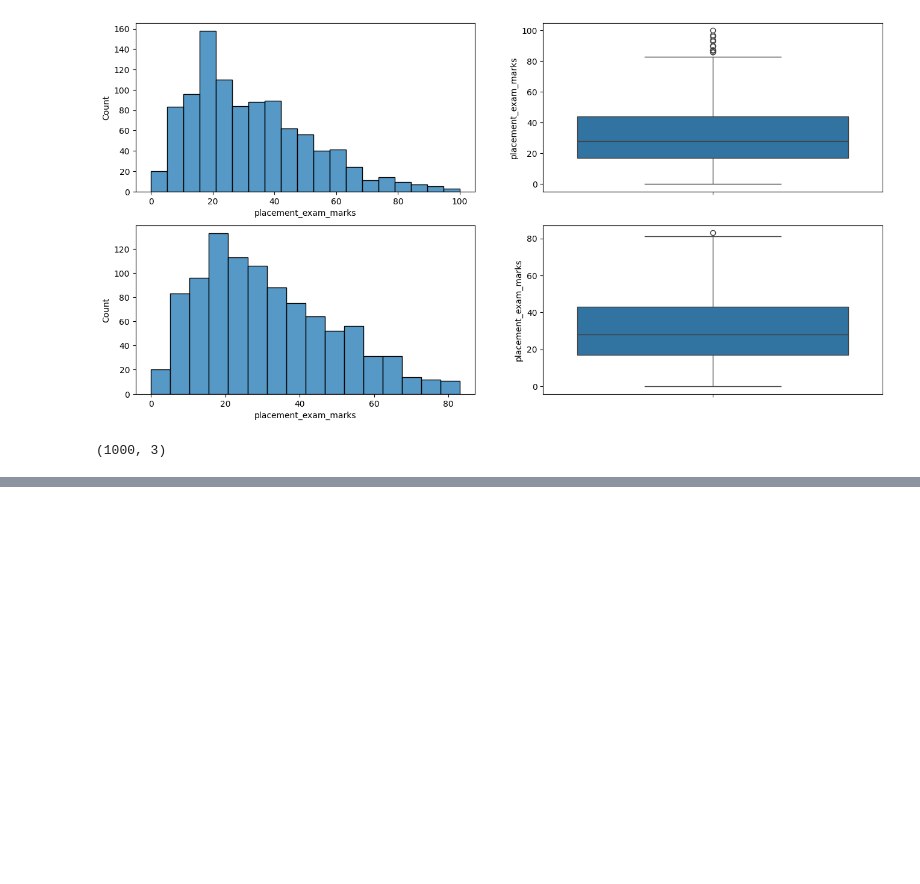
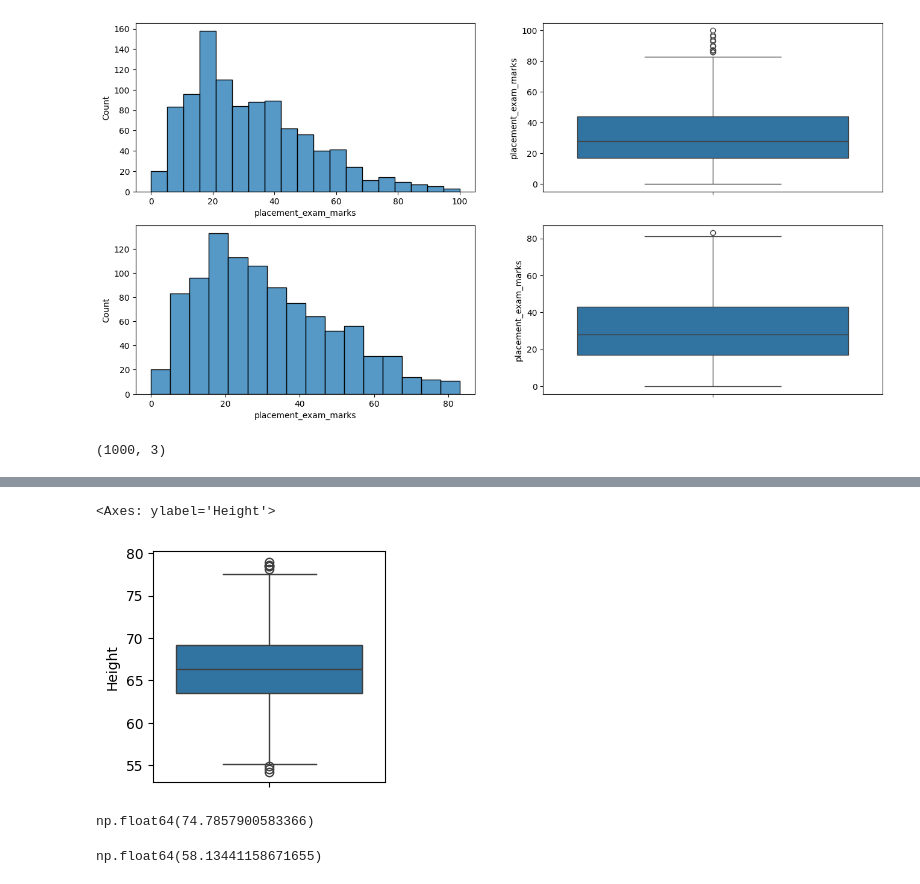
Before and after one commit to Mostafij-k/Feature_Engineering_Methods, a Jupyter notebook: Handling_Outlier.ipynb, the cells around one changed output, grey strips where cells are left out. Saved outputs shown, nothing was run; the diff lists cells and outputs as text; code cells hidden in the pictures; blank space fills up the shorter version.

Commit message:
Removal Outlier using Percentaile

```diff
--- a/Handling_Outlier.ipynb
+++ b/Handling_Outlier.ipynb
@@ -275,0 +291,3 @@ new_df_cap.shape
+# %%
+# Code Example
+df = pd.read_csv('weight-height.csv')
@@ -275,0 +307,19 @@ new_df_cap.shape
+# %%
+# Check any outlier
+plt.figure(figsize=(3,3))
+sns.boxplot(df['Height'])
+# %% [output]
+<Axes: ylabel='Height'>
+[figure, added]
+# %%
+# Calculate upper limit
+upper_limit = df['Height'].quantile(0.99)
+upper_limit
+# %% [output]
+np.float64(74.7857900583366)
+# %%
+# Calculate lower limit
+lower_limit = df['Height'].quantile(0.01)
+lower_limit
+# %% [output]
+np.float64(58.13441158671655)
```
Also changed, not shown: parts of 5 cells of this notebook.
